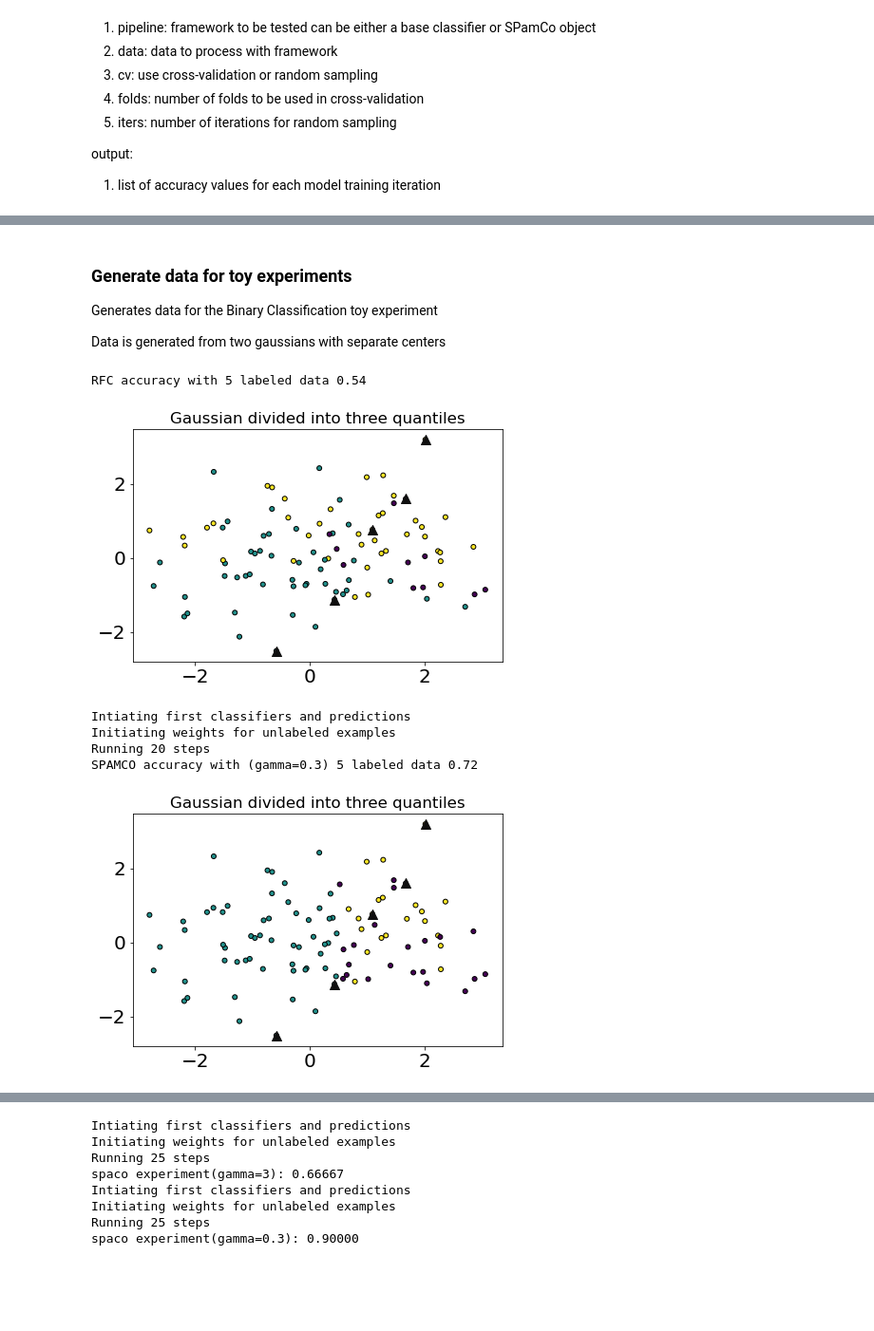
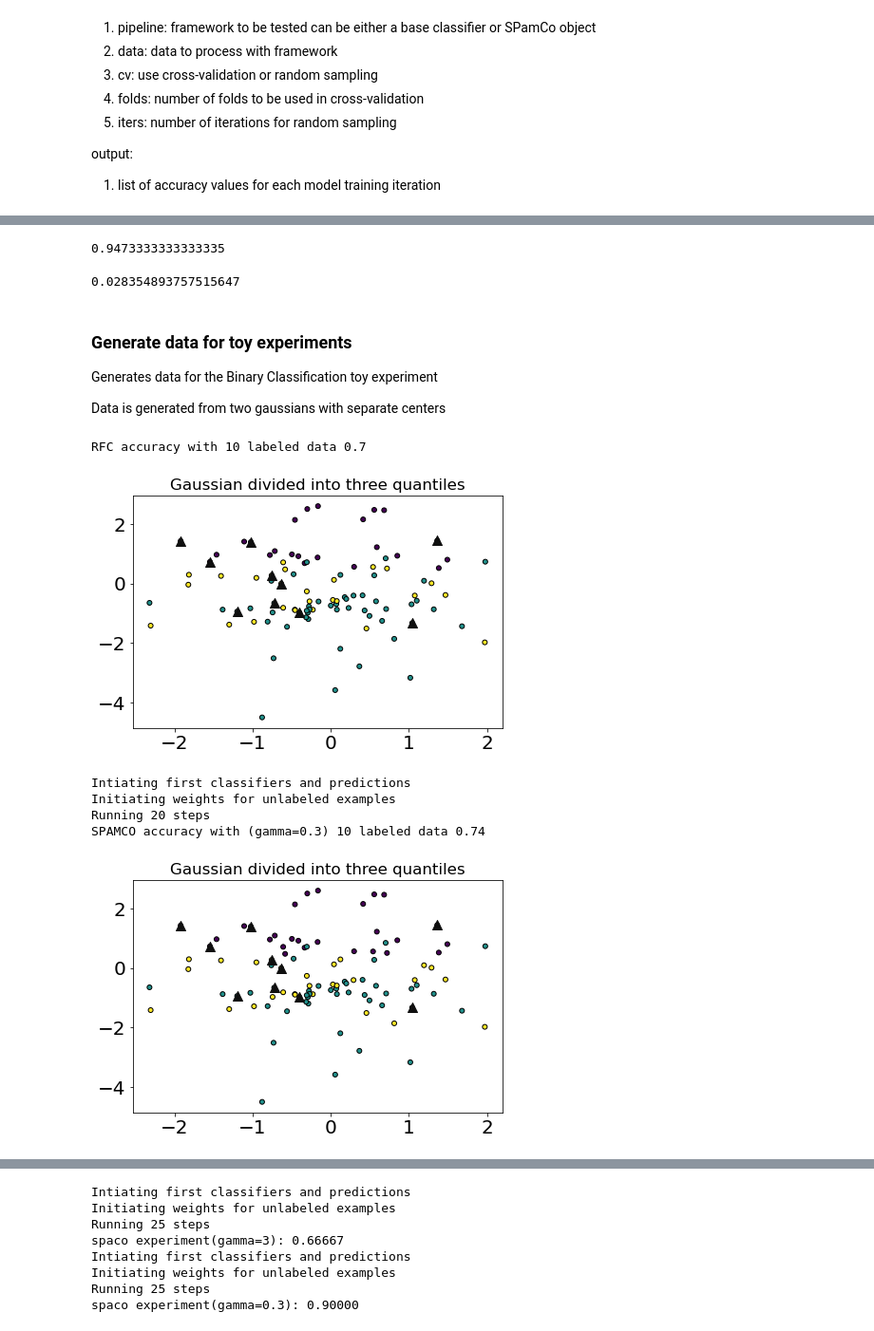
Before and after one commit to patrickboswell/MLA, a Jupyter notebook: MultilabelClassificationToyExample.ipynb, the cells around one changed output, grey strips where cells are left out. Shown at 95% size. Cells and saved outputs as stored; diff of their text form; code cells hidden in the pictures; blank space fills up the shorter version.

```diff
--- a/MultilabelClassificationToyExample.ipynb
+++ b/MultilabelClassificationToyExample.ipynb
@@ -91,3 +211,11 @@ def validation(spaco=None, classifier, single_view=False, train_data, test_data,
+# %%
+np.mean(metrics)
+# %% [output]
+0.9473333333333335
+# %%
+np.std(metrics)
+# %% [output]
+0.028354893757515647
 # %% [markdown]
 ### Generate data for toy experiments
 
@@ -242,24 +370,24 @@ class SPamCo:
 # %%
 X1, Y1 = make_classification(
     n_features=4, n_redundant=0, n_informative=2, n_clusters_per_class=1, n_classes=3
 )
-x_train, x_test, y_train, y_test = train_test_split(X1, Y1, test_size=0.95, random_state=42)
+x_train, x_test, y_train, y_test = train_test_split(X1, Y1, test_size=0.90, stratify = Y1, random_state=42)
 rfc = RandomForestClassifier()
 rfc.fit(x_train, y_train)
 
 rfc_pred = rfc.predict(X1)
 print(f'RFC accuracy with {len(x_train)} labeled data {accuracy_score(rfc_pred, Y1)}')
 
 plt.figure()
 plt.subplots_adjust(bottom=0.05, top=0.9, left=0.05, right=0.95)
 plt.title("Gaussian divided into three quantiles", fontsize="small")
 plt.scatter(X1[:, 0], X1[:, 1], marker="o", c=rfc_pred, s=25, edgecolor="k")
 plt.scatter(x_train[:, 0], x_train[:, 1], marker='^', c='#0F0F0F', s=100)
 
 plt.show()
 # %% [output]
-RFC accuracy with 5 labeled data 0.54
+RFC accuracy with 10 labeled data 0.7
-[figure, old version]
+[figure, new version]
 # %%
 #### spaco experiment2 gamma=0.3
 ### parameters
@@ -267,11 +395,9 @@ steps = 20
 gamma = .3
 
 ldata = [
-    x_train,
     x_train
     ]
 udata = [
-    x_test,
     x_test
     ]
 
@@ -279,14 +405,14 @@ spaco = SPamCo(
     labeled_data=ldata,
     unlabeled_data=udata,
     labels=y_train,
-    num_view=2,
+    num_view=1,
     gamma=0.3,
     iterations=steps
 )
 
 spaco.fit(RandomForestClassifier())
 clfs = spaco.get_classifiers()
-pred_y = clfs[1].predict(X1)
+pred_y = clfs[0].predict(X1)
 
 print(f'SPAMCO accuracy with (gamma={gamma}) {len(x_train)} labeled data {accuracy_score(pred_y, Y1)}')
 plt.figure()
@@ -300,8 +426,8 @@ plt.show()
 Intiating first classifiers and predictions
 Initiating weights for unlabeled examples
 Running 20 steps
-SPAMCO accuracy with (gamma=0.3) 5 labeled data 0.72
+SPAMCO accuracy with (gamma=0.3) 10 labeled data 0.74
-[figure, old version]
+[figure, new version]
 # %%
 #### spaco experiment2 gamma=0.3
 ### parameters
```
Also changed, not shown: parts of 10 cells of this notebook, 1 other file.
